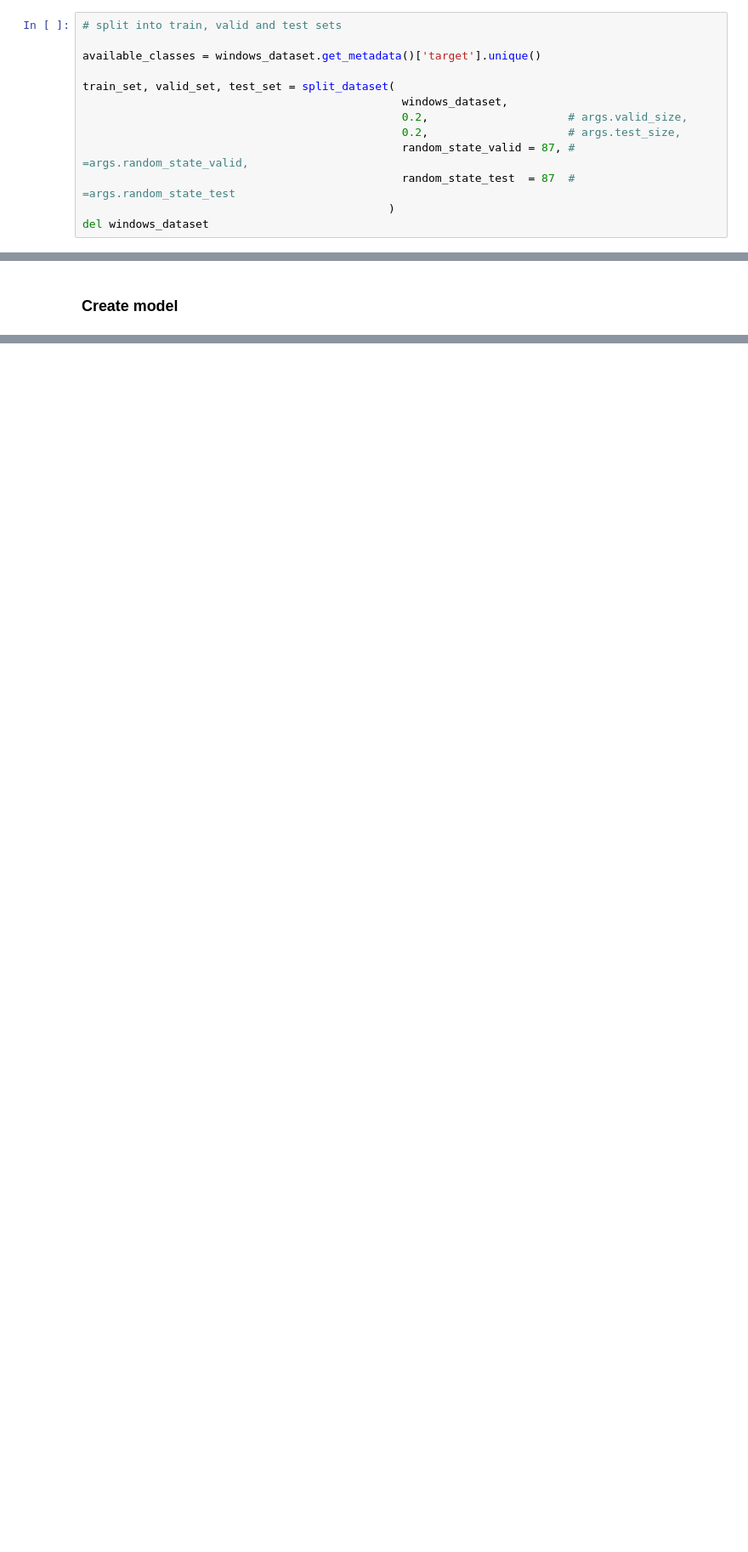
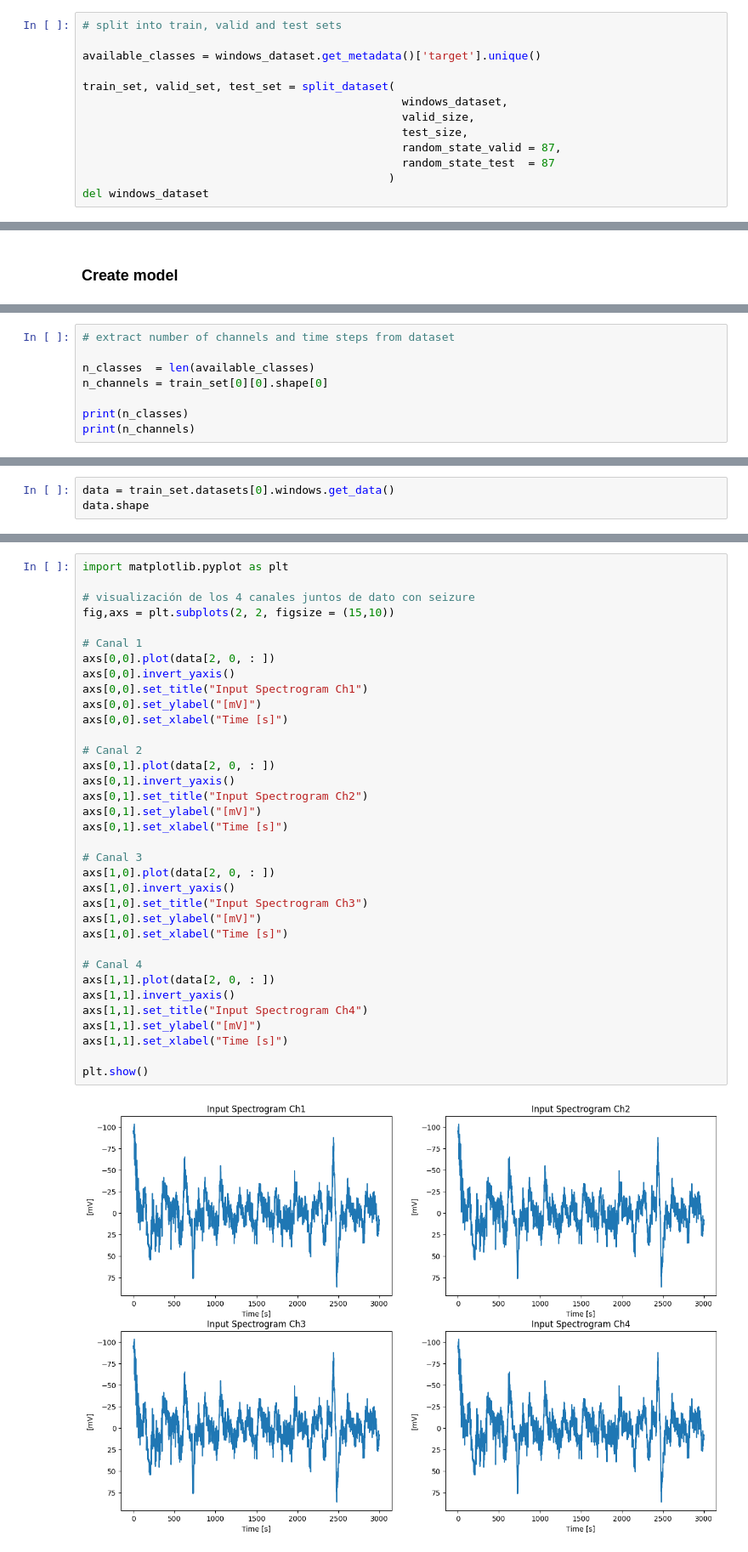
Before and after one commit to martinrrobins/PI-Thalamus-RNS, a Jupyter notebook: Paper_DSF_pruebas/01 Exploraciones/02 Exploracion.ipynb, the cells around one changed output, grey strips where cells are left out. Shown: that part at 85% size. Cells and saved outputs as stored; diff of their text form; blank space fills up the shorter version.

```diff
--- a/Paper_DSF_pruebas/01 Exploraciones/02 Exploracion.ipynb
+++ b/Paper_DSF_pruebas/01 Exploraciones/02 Exploracion.ipynb
@@ -36,9 +76,9 @@ available_classes = windows_dataset.get_metadata()['target'].unique()
 
 train_set, valid_set, test_set = split_dataset(
                                                 windows_dataset,
-                                                0.2,                     # args.valid_size,
-                                                0.2,                     # args.test_size,
-                                                random_state_valid = 87, # =args.random_state_valid,
-                                                random_state_test  = 87  # =args.random_state_test
+                                                valid_size,
+                                                test_size,
+                                                random_state_valid = 87,
+                                                random_state_test  = 87
                                               )
 del windows_dataset
@@ -54,0 +96,8 @@ train_weights = torch.Tensor(compute_class_weight('balanced', classes=available_
+# %%
+# extract number of channels and time steps from dataset
+
+n_classes  = len(available_classes)
+n_channels = train_set[0][0].shape[0]
+
+print(n_classes)
+print(n_channels)
@@ -54,0 +138,3 @@ train_weights = torch.Tensor(compute_class_weight('balanced', classes=available_
+# %%
+data = train_set.datasets[0].windows.get_data()
+data.shape
@@ -54,0 +145,37 @@ train_weights = torch.Tensor(compute_class_weight('balanced', classes=available_
+# %%
+import matplotlib.pyplot as plt
+
+# visualización de los 4 canales juntos de dato con seizure
+fig,axs = plt.subplots(2, 2, figsize = (15,10))
+
+# Canal 1
+axs[0,0].plot(data[2, 0, : ])
+axs[0,0].invert_yaxis()
+axs[0,0].set_title("Input Spectrogram Ch1")
+axs[0,0].set_ylabel("[mV]")
+axs[0,0].set_xlabel("Time [s]")
+
+# Canal 2
+axs[0,1].plot(data[2, 0, : ])
+axs[0,1].invert_yaxis()
+axs[0,1].set_title("Input Spectrogram Ch2")
+axs[0,1].set_ylabel("[mV]")
+axs[0,1].set_xlabel("Time [s]")
+
+# Canal 3
+axs[1,0].plot(data[2, 0, : ])
+axs[1,0].invert_yaxis()
+axs[1,0].set_title("Input Spectrogram Ch3")
+axs[1,0].set_ylabel("[mV]")
+axs[1,0].set_xlabel("Time [s]")
+
+# Canal 4
+axs[1,1].plot(data[2, 0, : ])
+axs[1,1].invert_yaxis()
+axs[1,1].set_title("Input Spectrogram Ch4")
+axs[1,1].set_ylabel("[mV]")
+axs[1,1].set_xlabel("Time [s]")
+
+plt.show()
+# %% [output]
+[figure, added]
```
Also changed, not shown: parts of 25 cells of this notebook, 1 other file.
